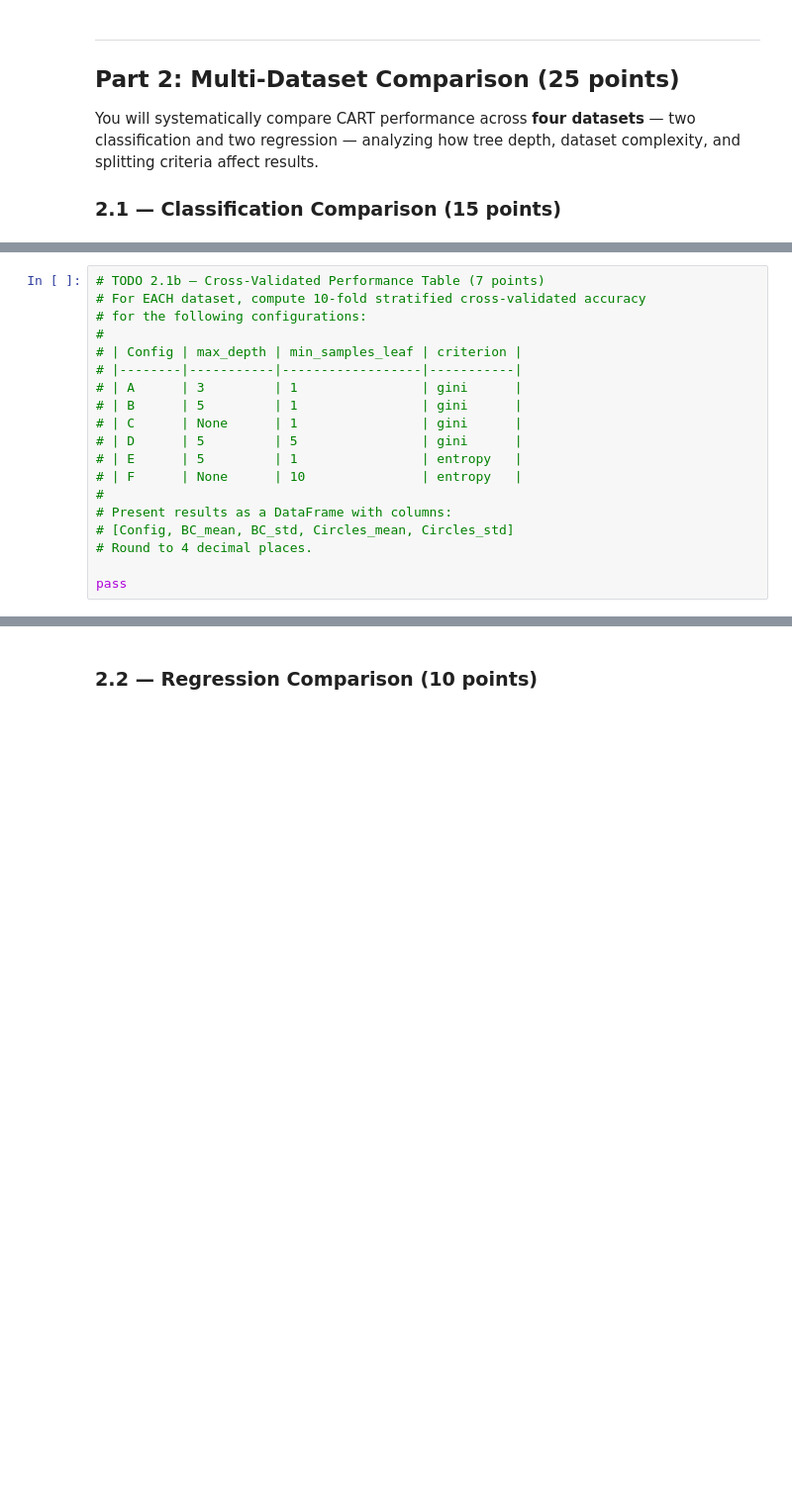
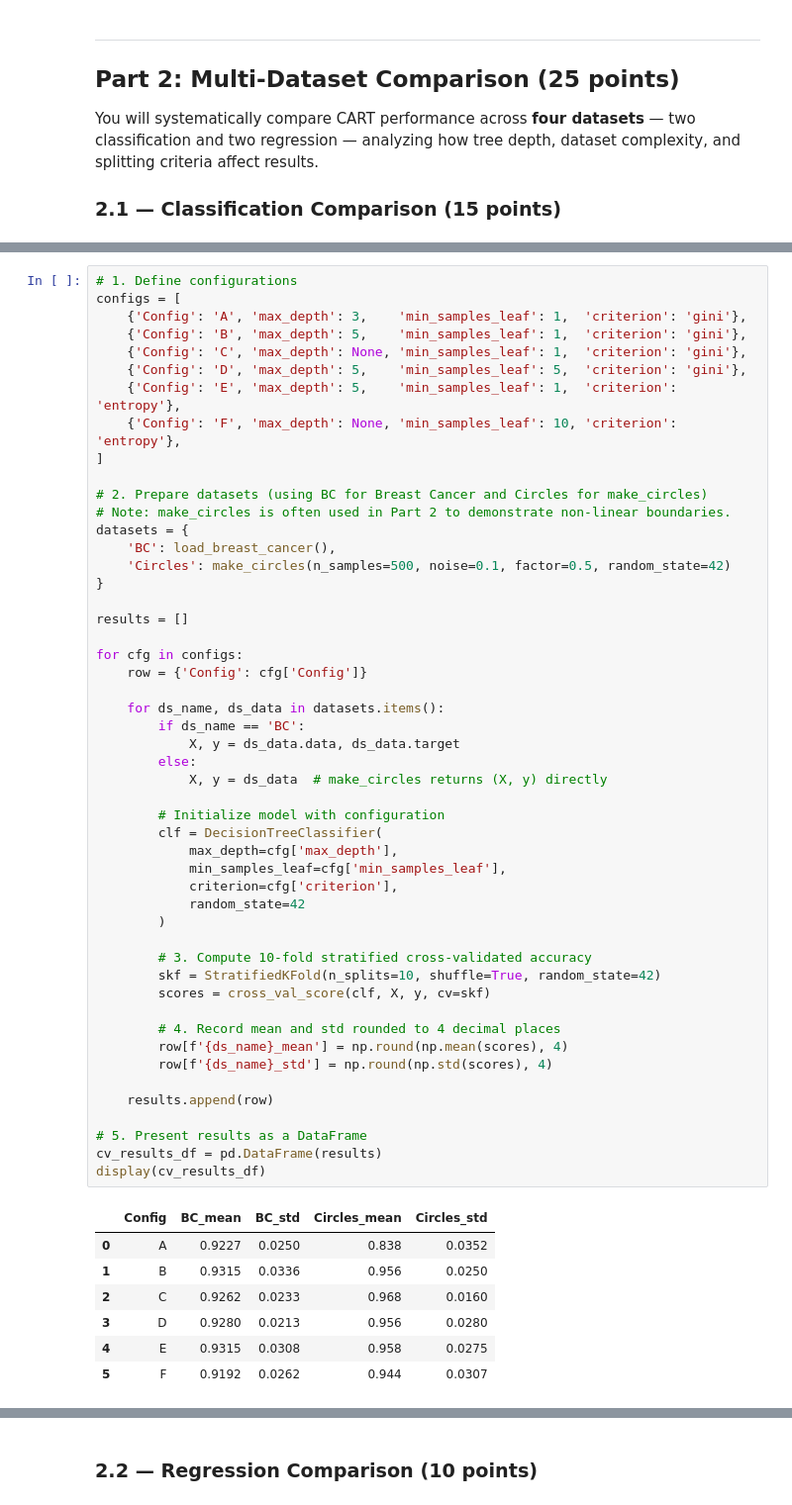
Before and after one commit to Shrxmy/25263CSDMachineLearning, a Jupyter notebook: [4] Group 8 - Module 4 - CART Lab Activity/CART_Lab_Activity.ipynb, the cells around one changed output, grey strips where cells are left out. Shown at 99% size. Cells and saved outputs as stored; diff of their text form; blank space fills up the shorter version.

```diff
--- a/[4] Group 8 - Module 4 - CART Lab Activity/CART_Lab_Activity.ipynb
+++ b/[4] Group 8 - Module 4 - CART Lab Activity/CART_Lab_Activity.ipynb
@@ -521,22 +567,61 @@ pass
 # %%
-# TODO 2.1b — Cross-Validated Performance Table (7 points)
-# For EACH dataset, compute 10-fold stratified cross-validated accuracy
-# for the following configurations:
-#
-# | Config | max_depth | min_samples_leaf | criterion |
-# |--------|-----------|------------------|-----------|
-# | A      | 3         | 1                | gini      |
-# | B      | 5         | 1                | gini      |
-# | C      | None      | 1                | gini      |
-# | D      | 5         | 5                | gini      |
-# | E      | 5         | 1                | entropy   |
-# | F      | None      | 10               | entropy   |
-#
-# Present results as a DataFrame with columns:
-# [Config, BC_mean, BC_std, Circles_mean, Circles_std]
-# Round to 4 decimal places.
+# 1. Define configurations
+configs = [
+    {'Config': 'A', 'max_depth': 3,    'min_samples_leaf': 1,  'criterion': 'gini'},
+    {'Config': 'B', 'max_depth': 5,    'min_samples_leaf': 1,  'criterion': 'gini'},
+    {'Config': 'C', 'max_depth': None, 'min_samples_leaf': 1,  'criterion': 'gini'},
+    {'Config': 'D', 'max_depth': 5,    'min_samples_leaf': 5,  'criterion': 'gini'},
+    {'Config': 'E', 'max_depth': 5,    'min_samples_leaf': 1,  'criterion': 'entropy'},
+    {'Config': 'F', 'max_depth': None, 'min_samples_leaf': 10, 'criterion': 'entropy'},
+]
 
-pass
+# 2. Prepare datasets (using BC for Breast Cancer and Circles for make_circles)
+# Note: make_circles is often used in Part 2 to demonstrate non-linear boundaries.
+datasets = {
+    'BC': load_breast_cancer(),
+    'Circles': make_circles(n_samples=500, noise=0.1, factor=0.5, random_state=42)
+}
+
+results = []
+
+for cfg in configs:
+    row = {'Config': cfg['Config']}
+
+    for ds_name, ds_data in datasets.items():
+        if ds_name == 'BC':
+            X, y = ds_data.data, ds_data.target
+        else:
+            X, y = ds_data  # make_circles returns (X, y) directly
+
+        # Initialize model with configuration
+        clf = DecisionTreeClassifier(
+            max_depth=cfg['max_depth'],
+            min_samples_leaf=cfg['min_samples_leaf'],
+            criterion=cfg['criterion'],
+            random_state=42
+        )
+
+        # 3. Compute 10-fold stratified cross-validated accuracy
+        skf = StratifiedKFold(n_splits=10, shuffle=True, random_state=42)
+        scores = cross_val_score(clf, X, y, cv=skf)
+
+        # 4. Record mean and std rounded to 4 decimal places
+        row[f'{ds_name}_mean'] = np.round(np.mean(scores), 4)
+        row[f'{ds_name}_std'] = np.round(np.std(scores), 4)
+
+    results.append(row)
+
+# 5. Present results as a DataFrame
+cv_results_df = pd.DataFrame(results)
+display(cv_results_df)
+# %% [output]
+|  | Config | BC_mean | BC_std | Circles_mean | Circles_std |
+| 0 | A | 0.9227 | 0.0250 | 0.838 | 0.0352 |
+| 1 | B | 0.9315 | 0.0336 | 0.956 | 0.0250 |
+| 2 | C | 0.9262 | 0.0233 | 0.968 | 0.0160 |
+| 3 | D | 0.9280 | 0.0213 | 0.956 | 0.0280 |
+| 4 | E | 0.9315 | 0.0308 | 0.958 | 0.0275 |
+| 5 | F | 0.9192 | 0.0262 | 0.944 | 0.0307 |
 # %% [markdown]
 **Discussion Q2 (2.1):** Based on your depth analysis plots and cross-validation table:
 1. Which dataset overfits more severely with increasing depth? Why?
```
Also changed, not shown: parts of 7 cells of this notebook.
